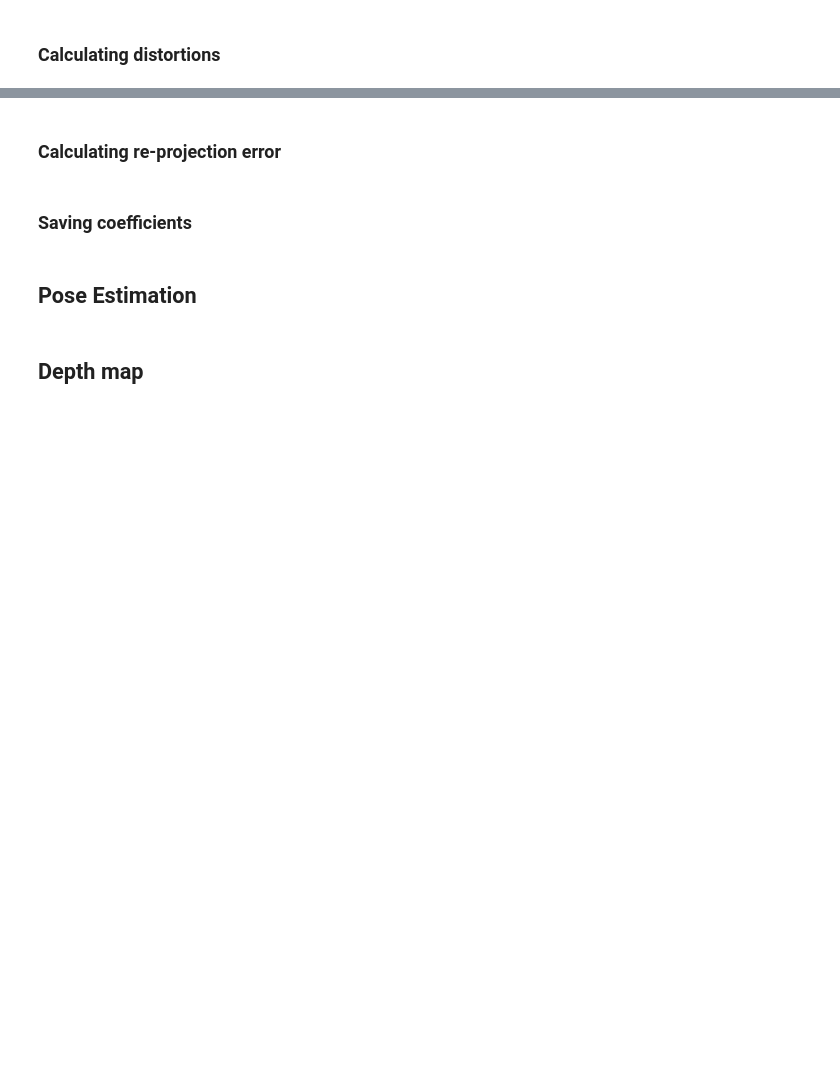
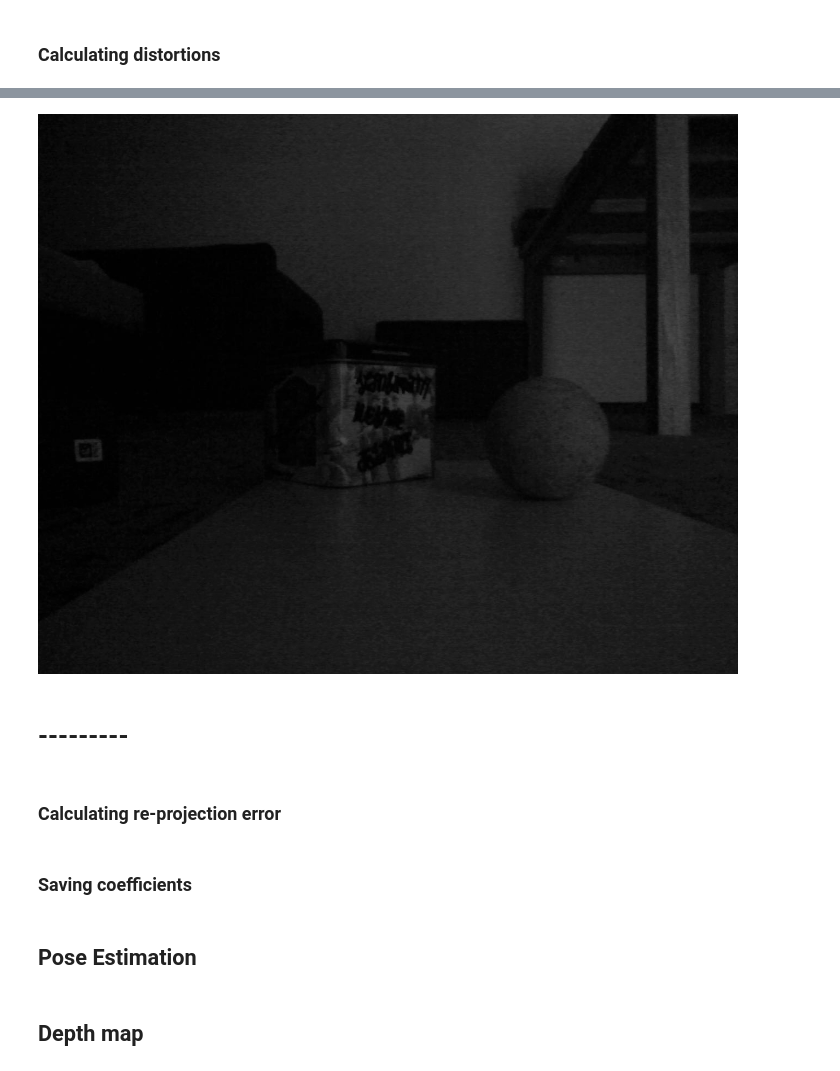
Before and after one commit to dsonyy/computer-vision, a Jupyter notebook: depth-map/depth-map.ipynb, the cells around one changed output, grey strips where cells are left out. Cells and saved outputs as stored; diff of their text form; code cells hidden in the pictures; blank space fills up the shorter version.

```diff
--- a/depth-map/depth-map.ipynb
+++ b/depth-map/depth-map.ipynb
@@ -242,3 +310,9 @@ error: OpenCV(4.4.0) D:\Build\OpenCV\opencv-4.4.0\modules\calib3d\src\calibratio
+# %%
+display(Image.fromarray(left))
+# %% [output]
+[figure, added]
+# %% [markdown]
+# ---------
 # %%
 for idx, image in enumerate(images):
     image_undist = cv.undistort(image, matrix, distortion_coeff, None, new_camera_matrix)
```
Also changed, not shown: parts of 10 cells of this notebook, 1 other file.
